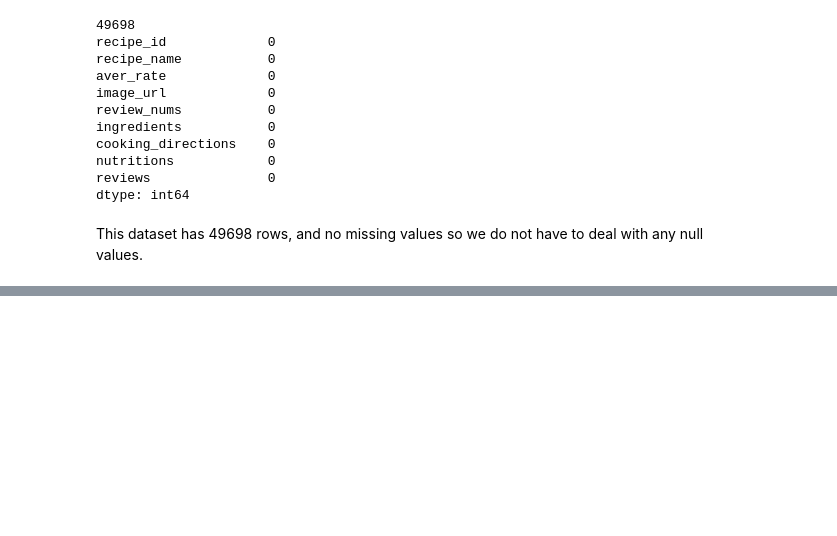
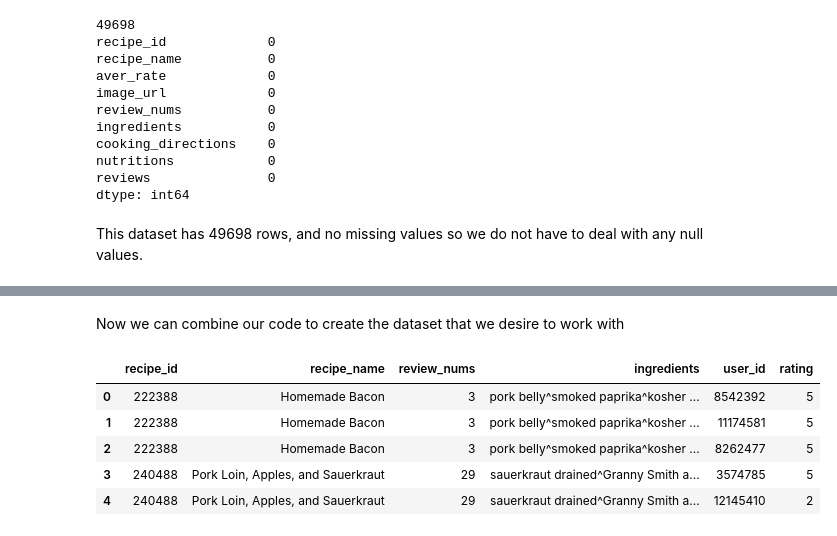
Before and after one commit to collintrann/PSTAT-134, a Jupyter notebook: final_project.ipynb, the cells around one changed output, grey strips where cells are left out. Cells and saved outputs as stored; diff of their text form; code cells hidden in the pictures; blank space fills up the shorter version.

```diff
--- a/final_project.ipynb
+++ b/final_project.ipynb
@@ -46,0 +82,14 @@ This dataset has 49698 rows, and no missing values so we do not have to deal wit
+# %% [markdown]
+Now we can combine our code to create the dataset that we desire to work with
+# %%
+fulldata = pd.merge(recipe_df, ratings_df, on='recipe_id')
+# we can now drop aver_rate to declutter the dataframe!
+fulldata = fulldata.drop(columns=['aver_rate'])
+fulldata.head()
+# %% [output]
+|  | recipe_id | recipe_name | review_nums | ingredients | user_id | rating |
+| 0 | 222388 | Homemade Bacon | 3 | pork belly^smoked paprika^kosher ... | 8542392 | 5 |
+| 1 | 222388 | Homemade Bacon | 3 | pork belly^smoked paprika^kosher ... | 11174581 | 5 |
+| 2 | 222388 | Homemade Bacon | 3 | pork belly^smoked paprika^kosher ... | 8262477 | 5 |
+| 3 | 240488 | Pork Loin, Apples, and Sauerkraut | 29 | sauerkraut drained^Granny Smith a... | 3574785 | 5 |
+| 4 | 240488 | Pork Loin, Apples, and Sauerkraut | 29 | sauerkraut drained^Granny Smith a... | 12145410 | 2 |
```
Also changed, not shown: parts of 30 cells of this notebook.
